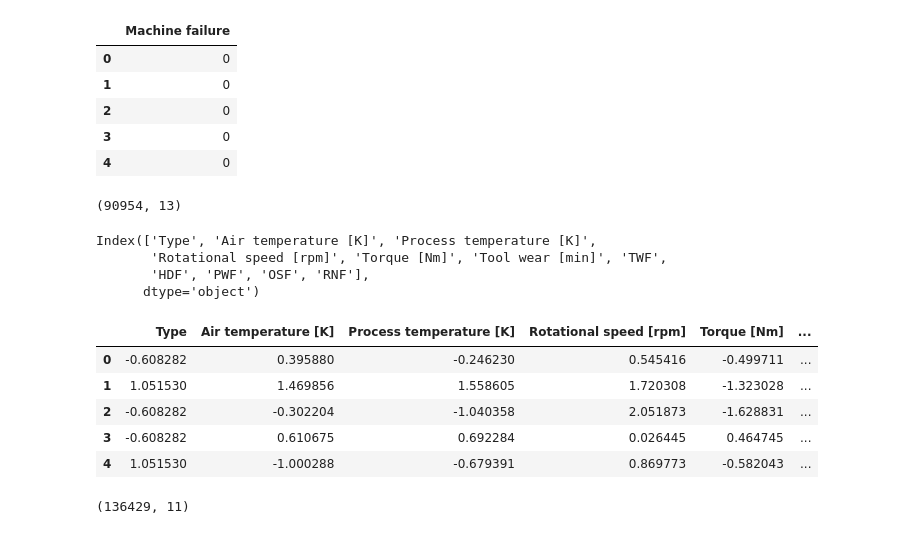
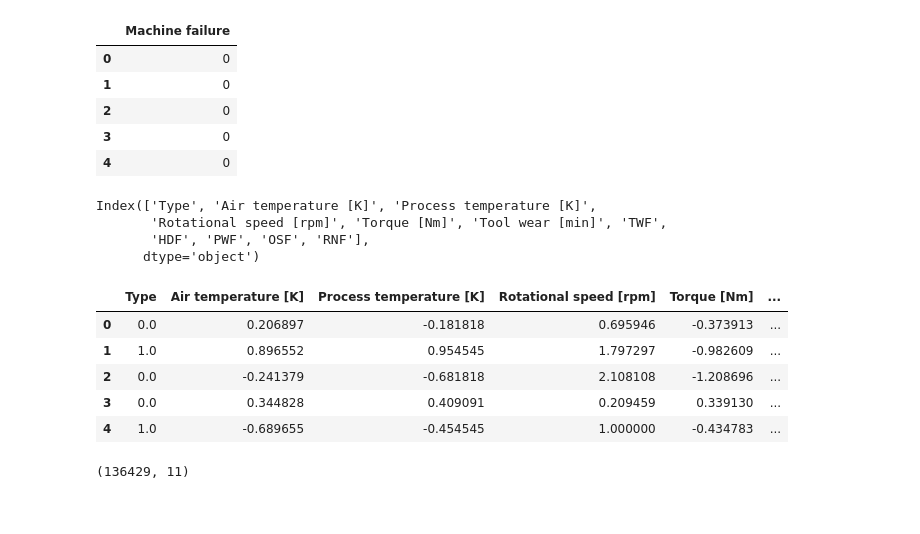
Before and after one commit to Saugatkafley/MachineFailures, a Jupyter notebook: binary-machine-failures-randomforest-kfold.ipynb, the cells around one changed output. Drawn from its saved outputs; the diff is of its cells as text; code cells hidden in the pictures.

```diff
--- a/binary-machine-failures-randomforest-kfold.ipynb
+++ b/binary-machine-failures-randomforest-kfold.ipynb
@@ -170,10 +170,6 @@ cols.append(cols.pop(8))
 # %%
 train = train[cols]
 test = test[cols[:-1]]
-# %%
-test.shape
-# %% [output]
-(90954, 13)
 # %%
 X_train = train.iloc[:,2:-1]
 y_train = train.iloc[:, -1]
@@ -186,15 +182,17 @@ Index(['Type', 'Air temperature [K]', 'Process temperature [K]',
       dtype='object')
 # %%
 sc = StandardScaler()
-X_train.iloc[:,:] = sc.fit_transform(X_train.iloc[:,:])
+mms = MinMaxScaler()
+rbs = RobustScaler()
+X_train.iloc[:,:] = rbs.fit_transform(X_train.iloc[:,:])
 X_train.head()
 # %% [output]
 |  | Type | Air temperature [K] | Process temperature [K] | Rotational speed [rpm] | Torque [Nm] | ... |
-| 0 | -0.608282 | 0.395880 | -0.246230 | 0.545416 | -0.499711 | ... |
-| 1 | 1.051530 | 1.469856 | 1.558605 | 1.720308 | -1.323028 | ... |
-| 2 | -0.608282 | -0.302204 | -1.040358 | 2.051873 | -1.628831 | ... |
-| 3 | -0.608282 | 0.610675 | 0.692284 | 0.026445 | 0.464745 | ... |
-| 4 | 1.051530 | -1.000288 | -0.679391 | 0.869773 | -0.582043 | ... |
+| 0 | 0.0 | 0.206897 | -0.181818 | 0.695946 | -0.373913 | ... |
+| 1 | 1.0 | 0.896552 | 0.954545 | 1.797297 | -0.982609 | ... |
+| 2 | 0.0 | -0.241379 | -0.681818 | 2.108108 | -1.208696 | ... |
+| 3 | 0.0 | 0.344828 | 0.409091 | 0.209459 | 0.339130 | ... |
+| 4 | 1.0 | -0.689655 | -0.454545 | 1.000000 | -0.434783 | ... |
 # %%
 X_train.shape
 # %% [output]
```
Also changed, not shown: parts of 18 cells of this notebook.
